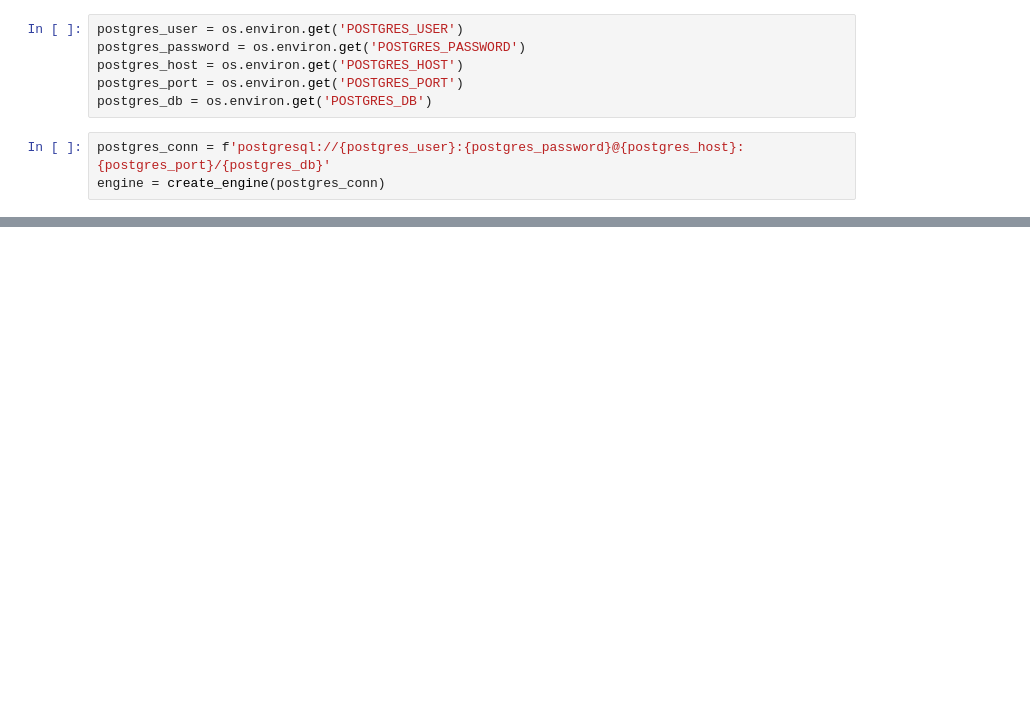
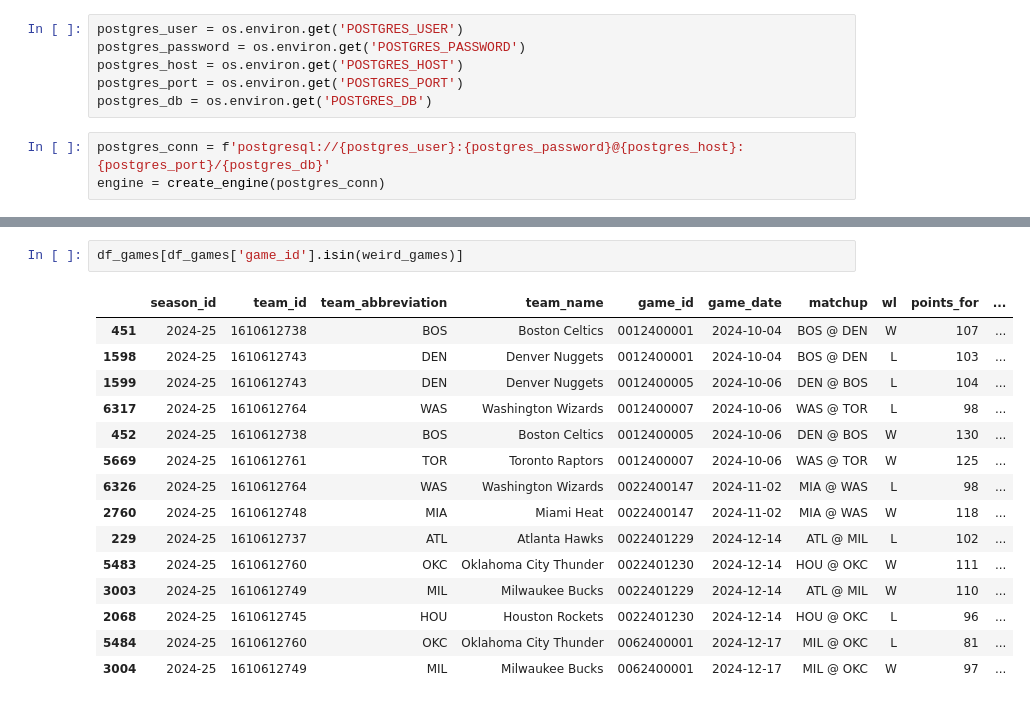
Before and after one commit to tbukic/NBA-Ingame-Win-Probability, a Jupyter notebook: notebooks/02-data_exploration.ipynb, the cells around one changed output, grey strips where cells are left out. Drawn from its saved outputs; the diff is of its cells as text; blank space fills up the shorter version.

```diff
--- a/notebooks/02-data_exploration.ipynb
+++ b/notebooks/02-data_exploration.ipynb
@@ -89,0 +128,18 @@ pg_restore: processing data for table "public.teams"
+# %%
+df_games[df_games['game_id'].isin(weird_games)]
+# %% [output]
+|  | season_id | team_id | team_abbreviation | team_name | game_id | game_date | matchup | wl | points_for | ... |
+| 451 | 2024-25 | 1610612738 | BOS | Boston Celtics | 0012400001 | 2024-10-04 | BOS @ DEN | W | 107 | ... |
+| 1598 | 2024-25 | 1610612743 | DEN | Denver Nuggets | 0012400001 | 2024-10-04 | BOS @ DEN | L | 103 | ... |
+| 1599 | 2024-25 | 1610612743 | DEN | Denver Nuggets | 0012400005 | 2024-10-06 | DEN @ BOS | L | 104 | ... |
+| 6317 | 2024-25 | 1610612764 | WAS | Washington Wizards | 0012400007 | 2024-10-06 | WAS @ TOR | L | 98 | ... |
+| 452 | 2024-25 | 1610612738 | BOS | Boston Celtics | 0012400005 | 2024-10-06 | DEN @ BOS | W | 130 | ... |
+| 5669 | 2024-25 | 1610612761 | TOR | Toronto Raptors | 0012400007 | 2024-10-06 | WAS @ TOR | W | 125 | ... |
+| 6326 | 2024-25 | 1610612764 | WAS | Washington Wizards | 0022400147 | 2024-11-02 | MIA @ WAS | L | 98 | ... |
+| 2760 | 2024-25 | 1610612748 | MIA | Miami Heat | 0022400147 | 2024-11-02 | MIA @ WAS | W | 118 | ... |
+| 229 | 2024-25 | 1610612737 | ATL | Atlanta Hawks | 0022401229 | 2024-12-14 | ATL @ MIL | L | 102 | ... |
+| 5483 | 2024-25 | 1610612760 | OKC | Oklahoma City Thunder | 0022401230 | 2024-12-14 | HOU @ OKC | W | 111 | ... |
+| 3003 | 2024-25 | 1610612749 | MIL | Milwaukee Bucks | 0022401229 | 2024-12-14 | ATL @ MIL | W | 110 | ... |
+| 2068 | 2024-25 | 1610612745 | HOU | Houston Rockets | 0022401230 | 2024-12-14 | HOU @ OKC | L | 96 | ... |
+| 5484 | 2024-25 | 1610612760 | OKC | Oklahoma City Thunder | 0062400001 | 2024-12-17 | MIL @ OKC | L | 81 | ... |
+| 3004 | 2024-25 | 1610612749 | MIL | Milwaukee Bucks | 0062400001 | 2024-12-17 | MIL @ OKC | W | 97 | ... |
```
Also changed, not shown: parts of 20 cells of this notebook, 4 other files.
